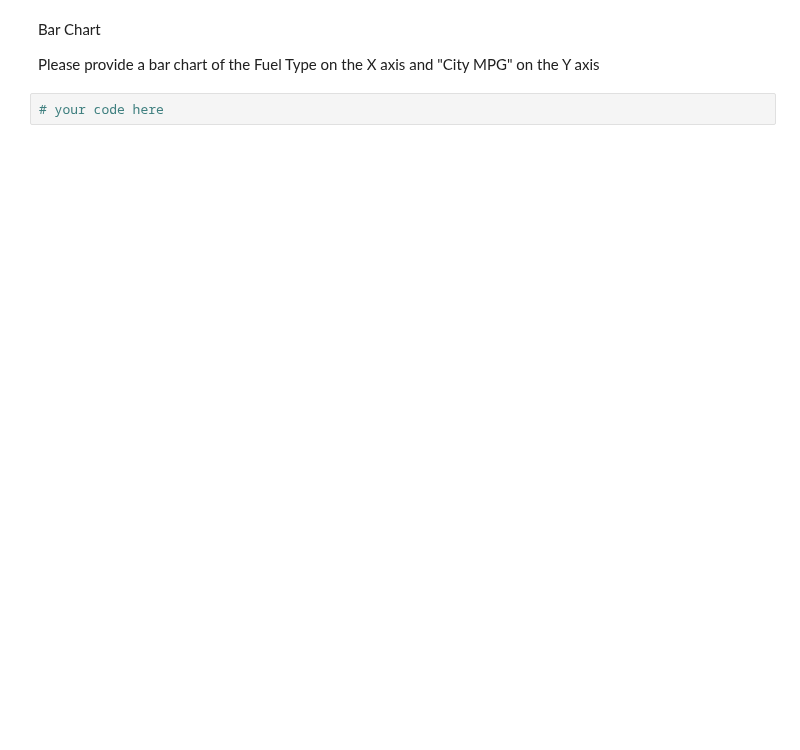
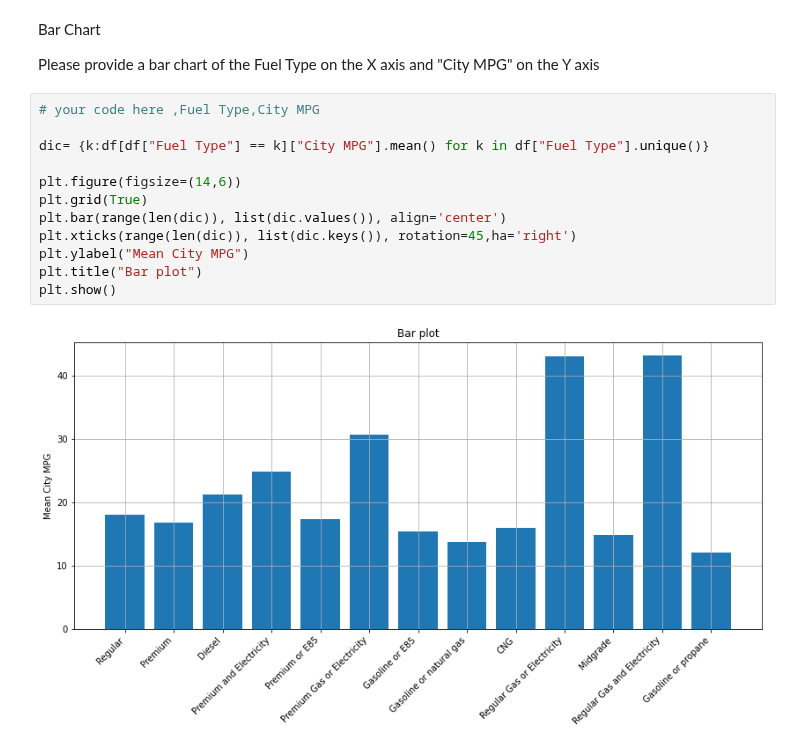
Before and after one commit to ironhack-datalabs/datamad1020, a Jupyter notebook: module-1/lab-matplotlib-seaborn/your-code/challenge-1.ipynb, the cells around one changed output. Cells and saved outputs as stored; diff of their text form; blank space fills up the shorter version.

```diff
--- a/module-1/lab-matplotlib-seaborn/your-code/challenge-1.ipynb
+++ b/module-1/lab-matplotlib-seaborn/your-code/challenge-1.ipynb
@@ -169,5 +204,17 @@ Please provide a histogram of the Fuel Barrels/Year
 Bar Chart
 
 Please provide a bar chart of the Fuel Type on the X axis and "City MPG" on the Y axis
-# %%
-# your code here
+# %%
+# your code here ,Fuel Type,City MPG
+
+dic= {k:df[df["Fuel Type"] == k]["City MPG"].mean() for k in df["Fuel Type"].unique()}
+
+plt.figure(figsize=(14,6))
+plt.grid(True)
+plt.bar(range(len(dic)), list(dic.values()), align='center')
+plt.xticks(range(len(dic)), list(dic.keys()), rotation=45,ha='right')
+plt.ylabel("Mean City MPG")
+plt.title("Bar plot")
+plt.show()
+# %% [output]
+[figure, added]
```
Also changed, not shown: parts of 10 cells of this notebook.
